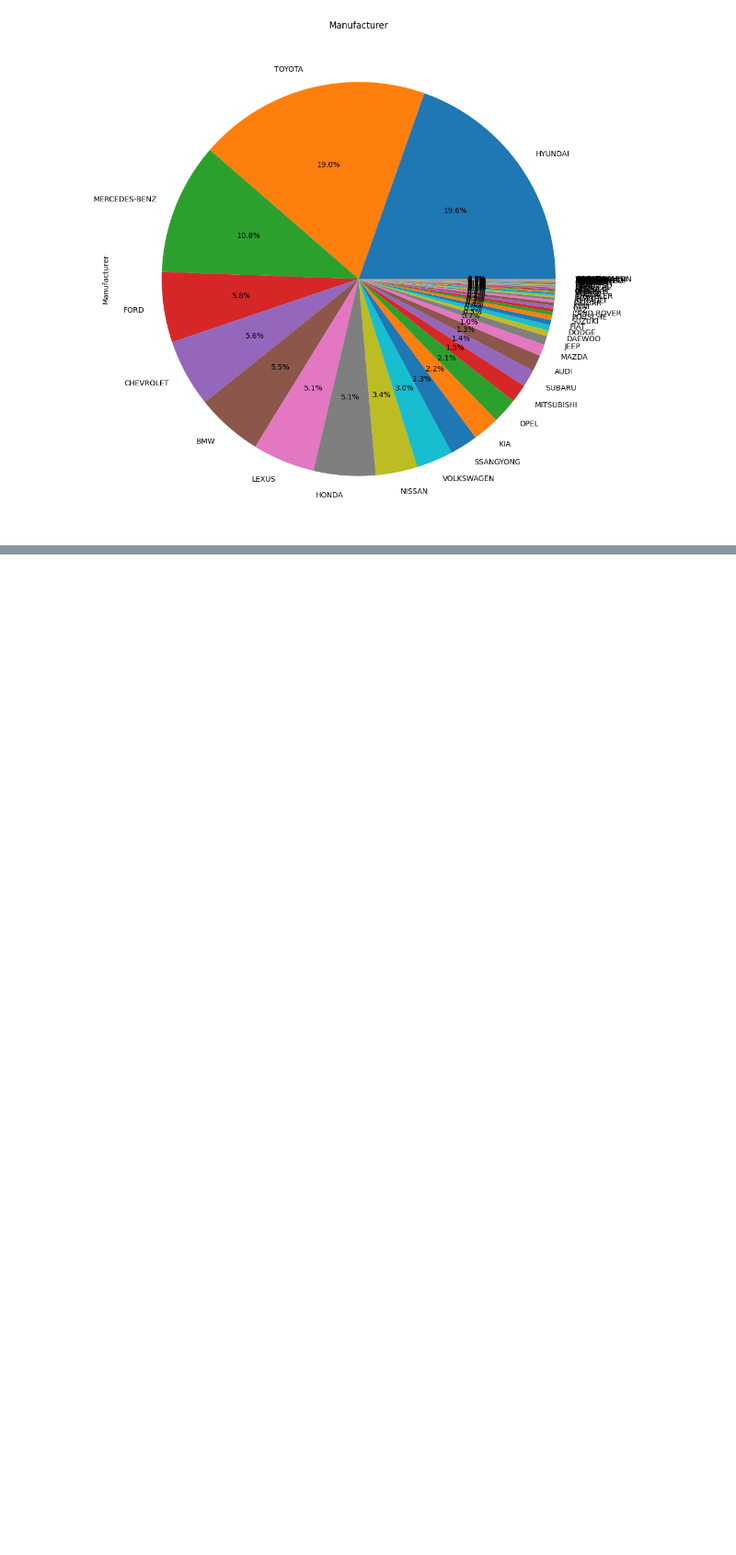
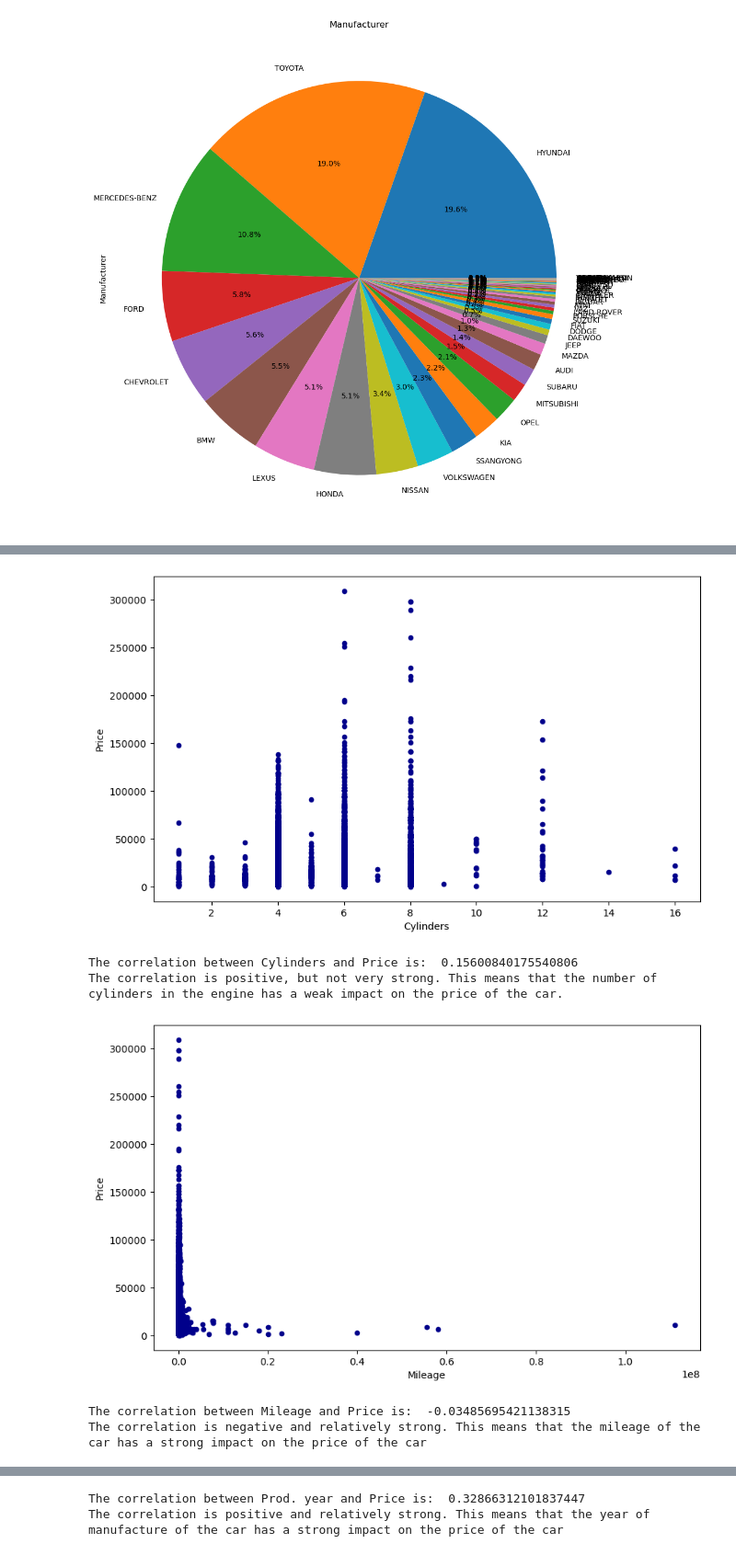
Before and after one commit to BishoyAtef/DS_Project, a Jupyter notebook: data_cleaning.ipynb, the cells around one changed output, grey strips where cells are left out. Shown: that part at 92% size. Drawn from its saved outputs; the diff is of its cells as text; code cells hidden in the pictures; blank space fills up the shorter version.

```diff
--- a/data_cleaning.ipynb
+++ b/data_cleaning.ipynb
@@ -345,0 +415,27 @@ visualize_data(df)
+# %%
+# 3. What is the relationship between car prices and the number of cylinders in the engine?
+# plot the relationship between the price and the number of cylinders
+df.plot(kind='scatter', x='Cylinders', y='Price', figsize=(10, 6), color='darkblue')
+plt.show()
+print("The correlation between Cylinders and Price is: ", df['Cylinders'].corr(df['Price']))
+print("The correlation is positive, but not very strong. This means that the number of cylinders in the engine has a weak impact on the price of the car.")
+# 4. What is the relationship between car prices and the mileage?
+# plot the relationship between the price and the mileage
+df.plot(kind='scatter', x='Mileage', y='Price', figsize=(10, 6), color='darkblue')
+plt.show()
+print("The correlation between Mileage and Price is: ", df['Mileage'].corr(df['Price']))
+print("The correlation is negative and relatively strong. This means that the mileage of the car has a strong impact on the price of the car")
+
+# 5. What is the relationship between car prices and the year of manufacture?
+# plot the relationship between the price and the year of manufacture
+df.plot(kind='scatter', x='Prod. year', y='Price', figsize=(10, 6), color='darkblue')
+plt.show()
+print("The correlation between Prod. year and Price is: ", df['Prod. year'].corr(df['Price']))
+print("The correlation is positive and relatively strong. This means that the year of manufacture of the car has a strong impact on the price of the car")
+# %% [output]
+[figure, added]
+The correlation between Cylinders and Price is:  0.15600840175540806
+The correlation is positive, but not very strong. This means that the number of cylinders in the engine has a weak impact on the price of the car.
+[figure, added]
+The correlation between Mileage and Price is:  -0.03485695421138315
+The correlation is negative and relatively strong. This means that the mileage of the car has a strong impact on the price of the car
@@ -345,0 +443,2 @@ visualize_data(df)
+The correlation between Prod. year and Price is:  0.32866312101837447
+The correlation is positive and relatively strong. This means that the year of manufacture of the car has a strong impact on the price of the car
```
Also changed, not shown: parts of 30 cells of this notebook.
